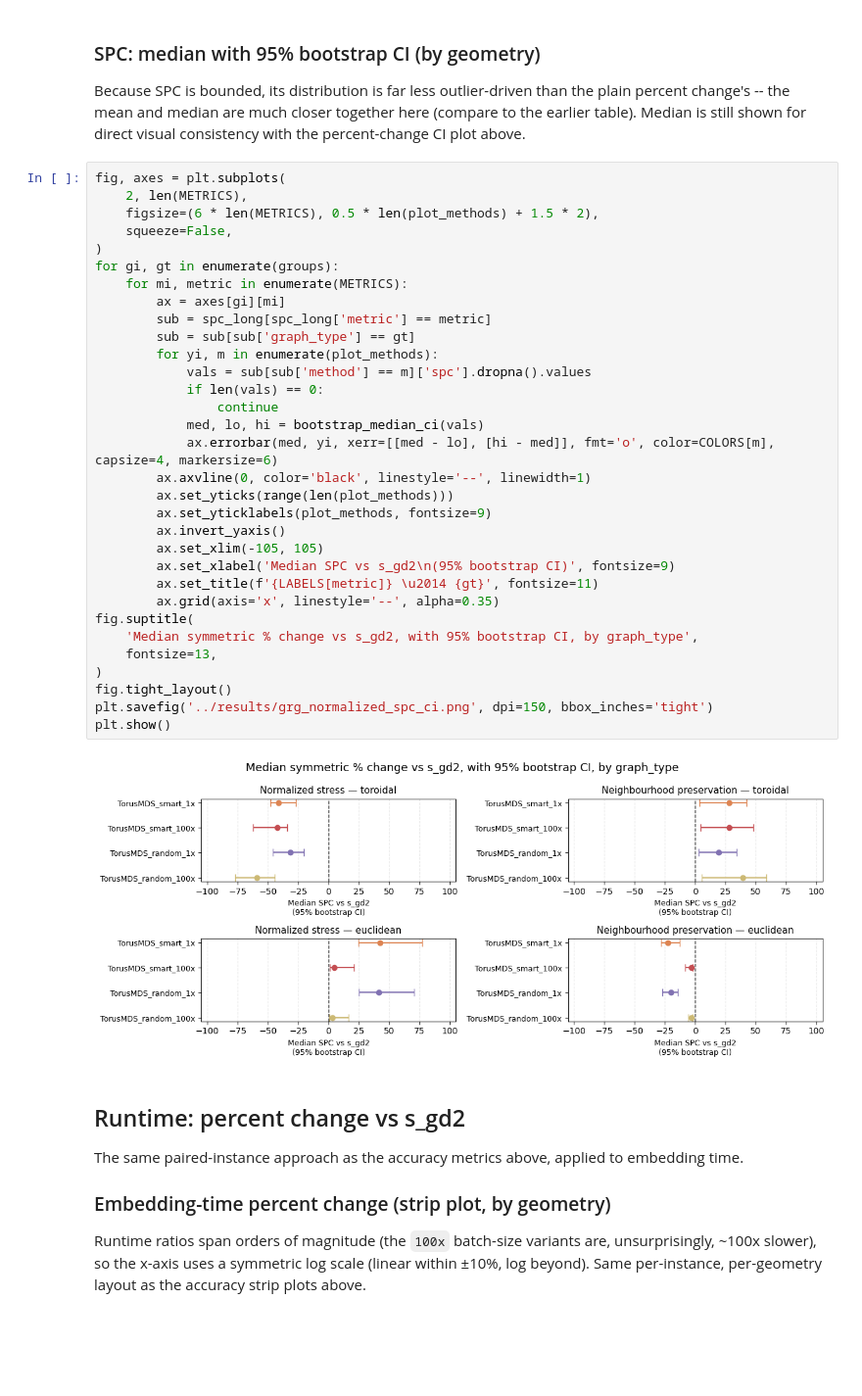
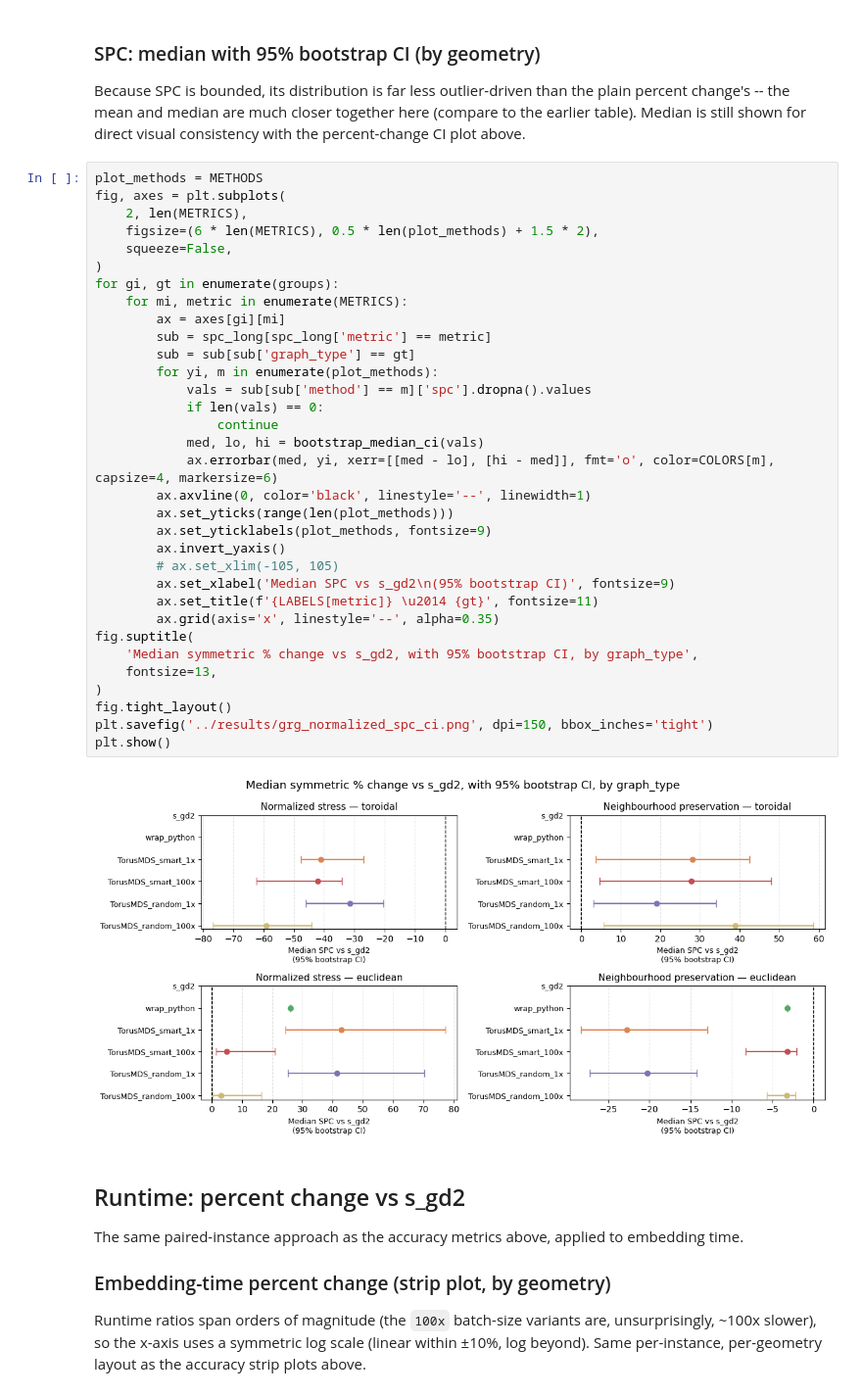
Before and after one commit to JacobLMiller/torus-mds, a Jupyter notebook: verification_experiments/grg_results_normalized.ipynb, the cells around one changed output. Shown at 98% size. Drawn from its saved outputs; the diff is of its cells as text; blank space fills up the shorter version.

```diff
--- a/verification_experiments/grg_results_normalized.ipynb
+++ b/verification_experiments/grg_results_normalized.ipynb
@@ -459,39 +459,40 @@ Because SPC is bounded, its distribution is far less outlier-driven than the pla
 change's -- the mean and median are much closer together here (compare to the earlier table).
 Median is still shown for direct visual consistency with the percent-change CI plot above.
 # %%
+plot_methods = METHODS
 fig, axes = plt.subplots(
     2, len(METRICS),
     figsize=(6 * len(METRICS), 0.5 * len(plot_methods) + 1.5 * 2),
     squeeze=False,
 )
 for gi, gt in enumerate(groups):
     for mi, metric in enumerate(METRICS):
         ax = axes[gi][mi]
         sub = spc_long[spc_long['metric'] == metric]
         sub = sub[sub['graph_type'] == gt]
         for yi, m in enumerate(plot_methods):
             vals = sub[sub['method'] == m]['spc'].dropna().values
             if len(vals) == 0:
                 continue
             med, lo, hi = bootstrap_median_ci(vals)
             ax.errorbar(med, yi, xerr=[[med - lo], [hi - med]], fmt='o', color=COLORS[m], capsize=4, markersize=6)
         ax.axvline(0, color='black', linestyle='--', linewidth=1)
         ax.set_yticks(range(len(plot_methods)))
         ax.set_yticklabels(plot_methods, fontsize=9)
         ax.invert_yaxis()
-        ax.set_xlim(-105, 105)
+        # ax.set_xlim(-105, 105)
         ax.set_xlabel('Median SPC vs s_gd2\n(95% bootstrap CI)', fontsize=9)
         ax.set_title(f'{LABELS[metric]} \u2014 {gt}', fontsize=11)
         ax.grid(axis='x', linestyle='--', alpha=0.35)
 fig.suptitle(
     'Median symmetric % change vs s_gd2, with 95% bootstrap CI, by graph_type',
     fontsize=13,
 )
 fig.tight_layout()
 plt.savefig('../results/grg_normalized_spc_ci.png', dpi=150, bbox_inches='tight')
 plt.show()
 # %% [output]
-[figure, old version]
+[figure, new version]
 # %% [markdown]
 ## Runtime: percent change vs s_gd2
 
```
Also changed, not shown: parts of 3 cells of this notebook, 2 other files.
